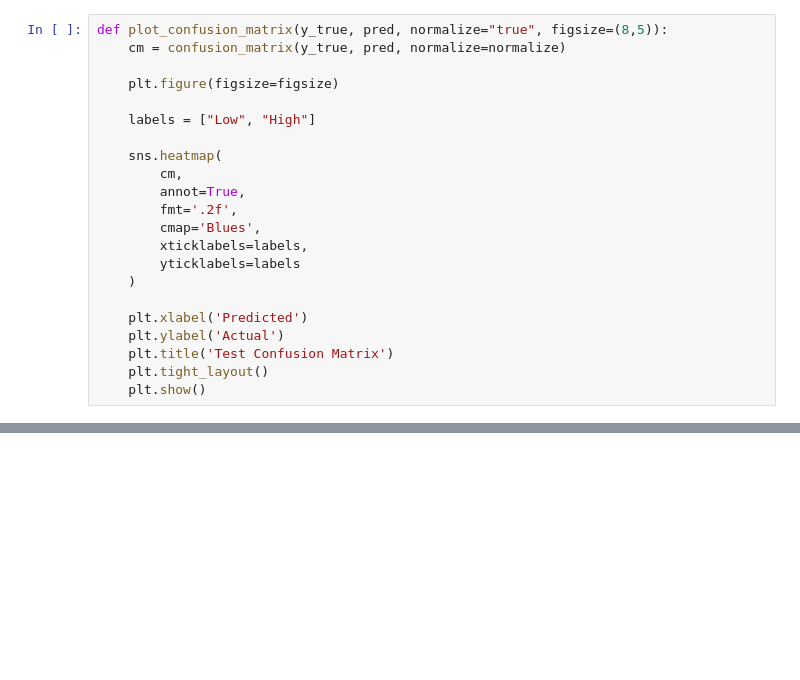
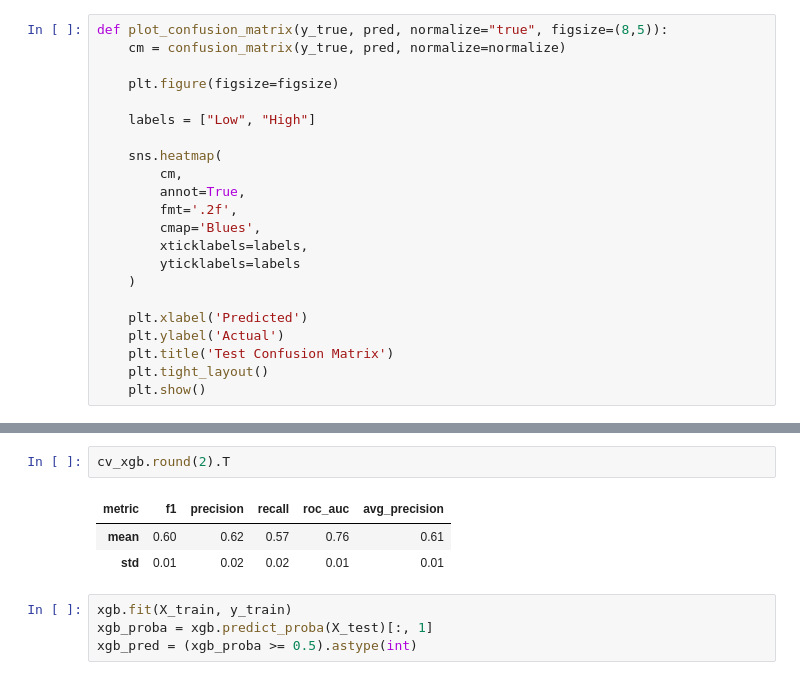
Before and after one commit to cdngouma/traffic-severity-generalization, a Jupyter notebook: notebooks/02_modeling.ipynb, the cells around one changed output, grey strips where cells are left out. Drawn from its saved outputs; the diff is of its cells as text; blank space fills up the shorter version.

```diff
--- a/notebooks/02_modeling.ipynb
+++ b/notebooks/02_modeling.ipynb
@@ -224,0 +299,10 @@ plot_confusion_matrix(y_test, pred, normalize="true", figsize=(3.5,3))
+# %%
+cv_xgb.round(2).T
+# %% [output]
+| metric | f1 | precision | recall | roc_auc | avg_precision |
+| mean | 0.60 | 0.62 | 0.57 | 0.76 | 0.61 |
+| std | 0.01 | 0.02 | 0.02 | 0.01 | 0.01 |
+# %%
+xgb.fit(X_train, y_train)
+xgb_proba = xgb.predict_proba(X_test)[:, 1]
+xgb_pred = (xgb_proba >= 0.5).astype(int)
```
Also changed, not shown: parts of 63 cells of this notebook, 1 other file.
